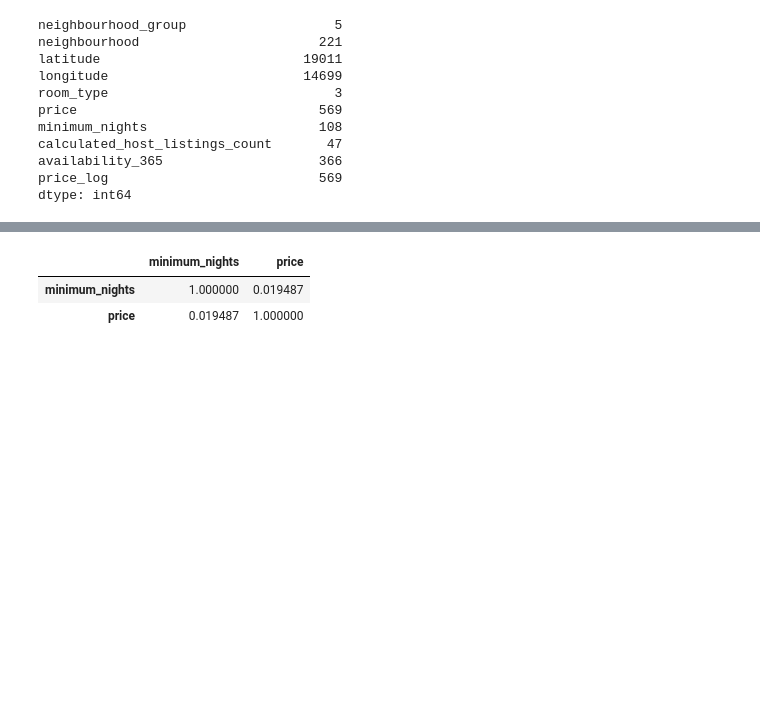
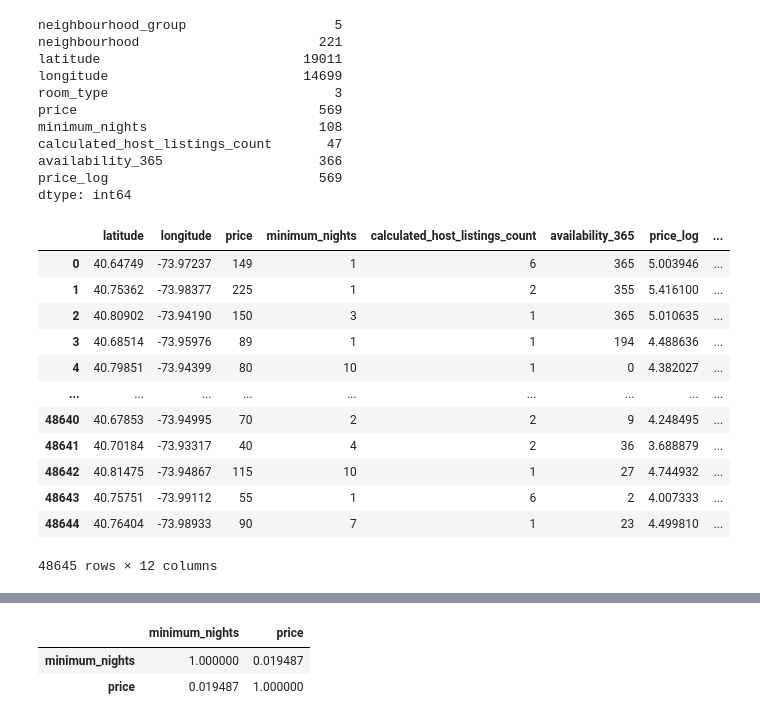
Before and after one commit to patriciamv97/machine-learning-python-template, a Jupyter notebook: src/explore.ipynb, the cells around one changed output, grey strips where cells are left out. Drawn from its saved outputs; the diff is of its cells as text; code cells hidden in the pictures; blank space fills up the shorter version.

```diff
--- a/src/explore.ipynb
+++ b/src/explore.ipynb
@@ -298,3 +300,19 @@ data_encoded = pd.concat([data.drop(columnas_onehot + [columna_etiqueta], axis=1
+# %%
+data_encoded
+# %% [output]
+|  | latitude | longitude | price | minimum_nights | calculated_host_listings_count | availability_365 | price_log | ... |
+| 0 | 40.64749 | -73.97237 | 149 | 1 | 6 | 365 | 5.003946 | ... |
+| 1 | 40.75362 | -73.98377 | 225 | 1 | 2 | 355 | 5.416100 | ... |
+| 2 | 40.80902 | -73.94190 | 150 | 3 | 1 | 365 | 5.010635 | ... |
+| 3 | 40.68514 | -73.95976 | 89 | 1 | 1 | 194 | 4.488636 | ... |
+| 4 | 40.79851 | -73.94399 | 80 | 10 | 1 | 0 | 4.382027 | ... |
+| ... | ... | ... | ... | ... | ... | ... | ... | ... |
+| 48640 | 40.67853 | -73.94995 | 70 | 2 | 2 | 9 | 4.248495 | ... |
+| 48641 | 40.70184 | -73.93317 | 40 | 4 | 2 | 36 | 3.688879 | ... |
+| 48642 | 40.81475 | -73.94867 | 115 | 10 | 1 | 27 | 4.744932 | ... |
+| 48643 | 40.75751 | -73.99112 | 55 | 1 | 6 | 2 | 4.007333 | ... |
+| 48644 | 40.76404 | -73.98933 | 90 | 7 | 1 | 23 | 4.499810 | ... |
+48645 rows × 12 columns
 # %%
 # Variables independientes/dependiente
 X = data_encoded.drop(['price', 'price_log'], axis=1)
```
Also changed, not shown: parts of 20 cells of this notebook.
